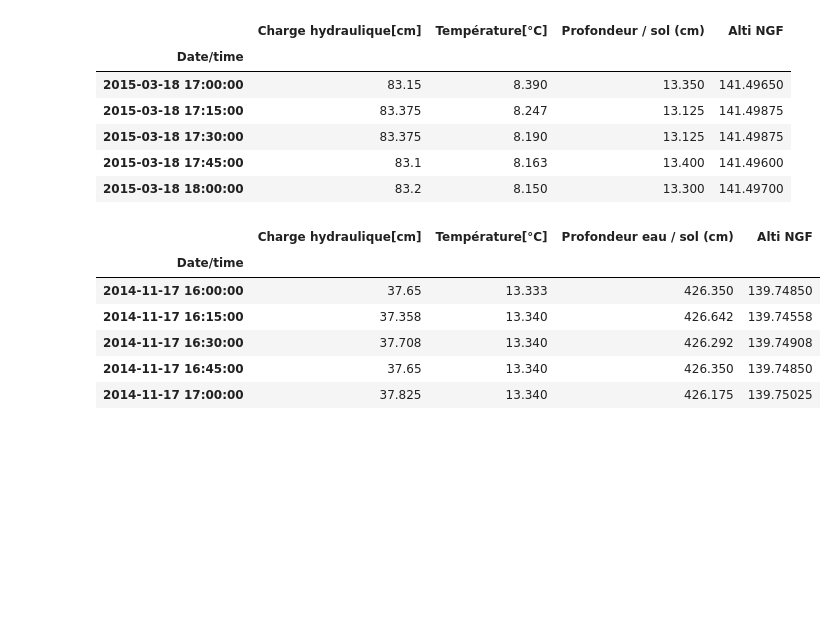
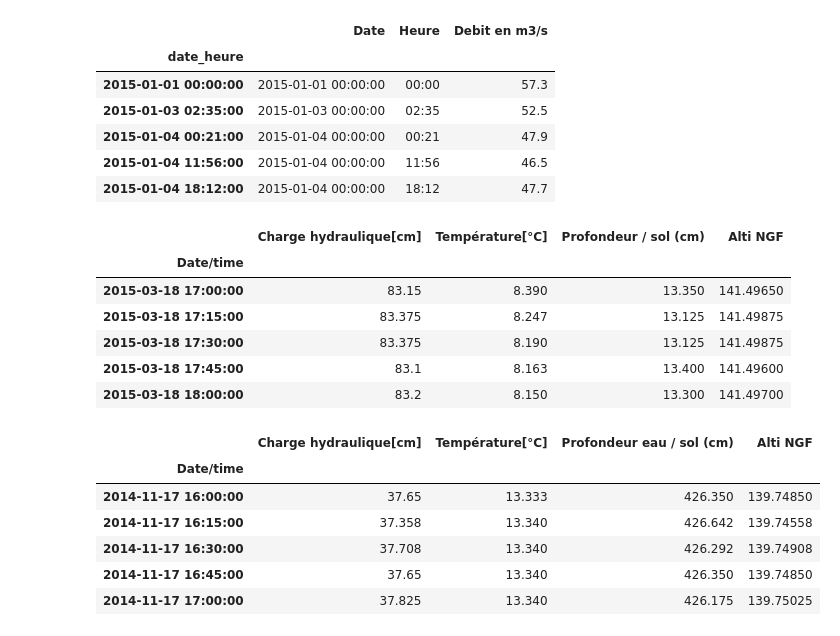
Before and after one commit to avayssiere/dispositif-hydro, a Jupyter notebook: Explore.ipynb, the cells around one changed output. Cells and saved outputs as stored; diff of their text form; code cells hidden in the pictures; blank space fills up the shorter version.

```diff
--- a/Explore.ipynb
+++ b/Explore.ipynb
@@ -19,7 +20,8 @@ os.listdir(data_folder)
 # %%
 q_m3s_SAM = pd.read_excel(os.path.join(data_folder, "StA_d\x82bit_2015-2018.xlsx"), skiprows=1, index_col=2)
 q_m3s_SAM.set_index(pd.to_datetime(q_m3s_SAM.index), inplace=True)
-q_m3s_SAM = q_m3s_SAM["Debit en m3/s"]
+# q_m3s_SAM = q_m3s_SAM.loc[:, "Debit en m3/s"]
+q_m3s_SAM.drop("NaT", inplace=True)
 
 q_m3s_SAM.head()
 # %% [output]
@@ -33,3 +28,10 @@ Name: Debit en m3/s, dtype: object
+|  | Date | Heure | Debit en m3/s |
+| date_heure |  |  |  |
+| 2015-01-01 00:00:00 | 2015-01-01 00:00:00 | 00:00 | 57.3 |
+| 2015-01-03 02:35:00 | 2015-01-03 00:00:00 | 02:35 | 52.5 |
+| 2015-01-04 00:21:00 | 2015-01-04 00:00:00 | 00:21 | 47.9 |
+| 2015-01-04 11:56:00 | 2015-01-04 00:00:00 | 11:56 | 46.5 |
+| 2015-01-04 18:12:00 | 2015-01-04 00:00:00 | 18:12 | 47.7 |
 # %%
 pre_martial_df = pd.read_excel(os.path.join(data_folder, "Pre_Martial_modele.xlsx"), skiprows=8, index_col=0)
 pre_martial_df.set_index(pd.to_datetime(pre_martial_df.index), inplace=True)
```
Also changed, not shown: parts of 13 cells of this notebook, 1 other file.
